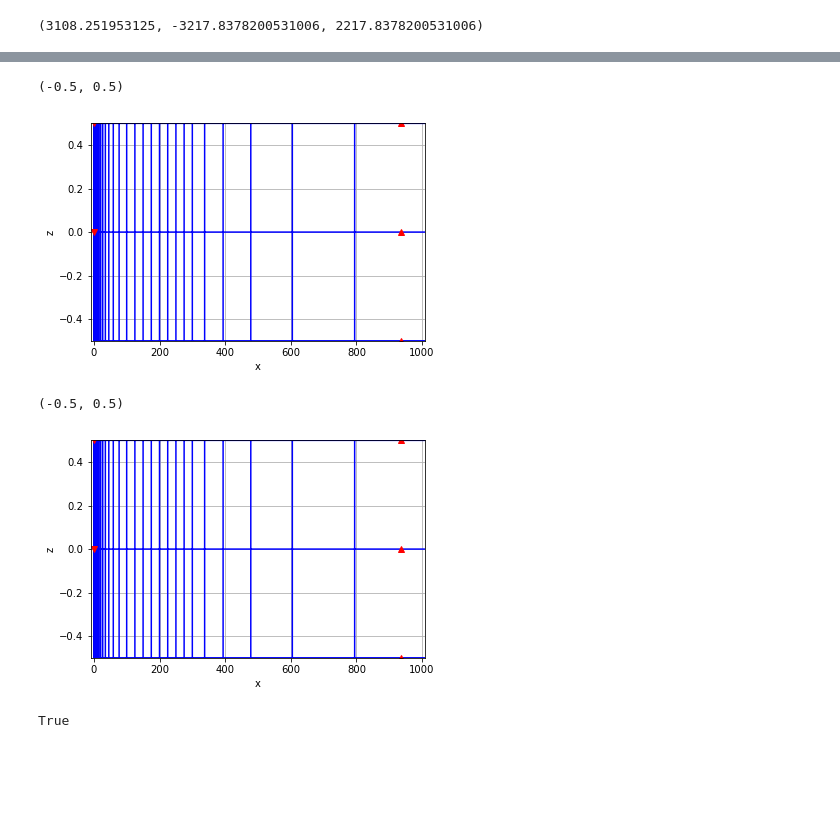
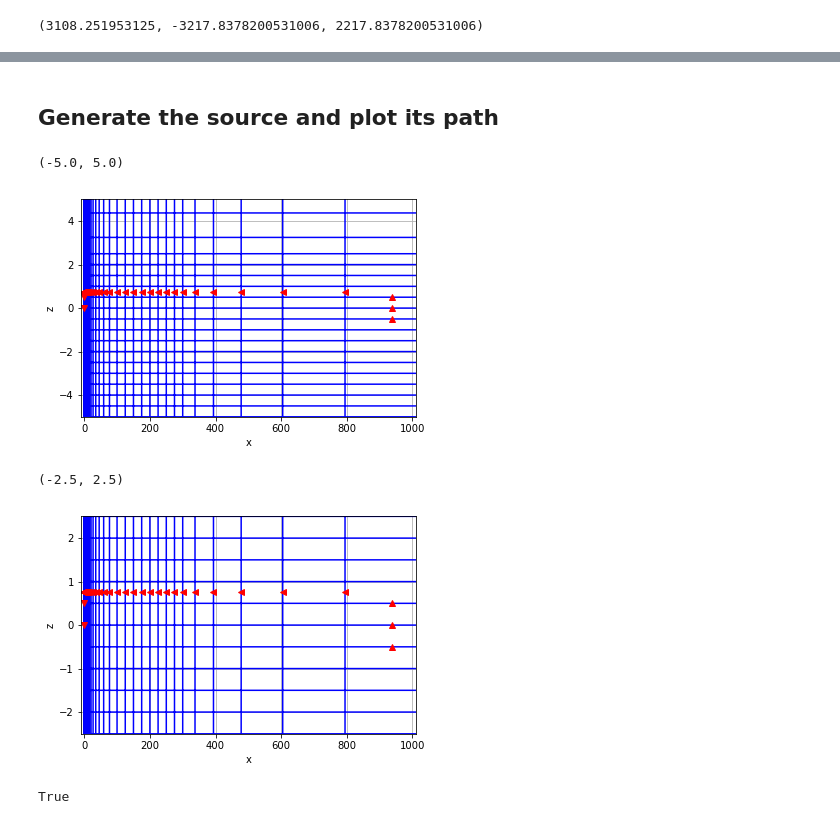
Before and after one commit to simpeg-research/casingSimulations, a Jupyter notebook: notebooks/casing3D/Impacts_of_cyl_symmetry_top_casing_multifreq.ipynb, the cells around one changed output, grey strips where cells are left out. Saved outputs shown, nothing was run; the diff lists cells and outputs as text; code cells hidden in the pictures; blank space fills up the shorter version.

```diff
--- a/notebooks/casing3D/Impacts_of_cyl_symmetry_top_casing_multifreq.ipynb
+++ b/notebooks/casing3D/Impacts_of_cyl_symmetry_top_casing_multifreq.ipynb
@@ -93,24 +89,26 @@ mesh3D.plotGrid()
+# %% [markdown]
+## Generate the source and plot its path
 # %%
 src2D = casingSimulations.sources.TopCasingSrc(cp=cp, mesh=mesh2D)
 src3D = casingSimulations.sources.TopCasingSrc(cp=cp, mesh=mesh3D)
 # %%
 fig, ax = plt.subplots(1,1)
 mesh2D.plotGrid(ax=ax)
 src2D.plot(ax=ax)
 ax.set_xlim([-10,1010.])
-ax.set_ylim(0.5*np.r_[-1., 1.])
+ax.set_ylim(0.5*np.r_[-5., 5.])
 # %% [output]
-(-0.5, 0.5)
+(-5.0, 5.0)
-[figure, old version]
+[figure, new version]
 # %%
 fig, ax = plt.subplots(1,1)
 mesh2D.plotGrid(ax=ax)
 src3D.plot(ax=ax)
 ax.set_xlim([-10,1010.])
-ax.set_ylim(0.5*np.r_[-1., 1.])
+ax.set_ylim(0.5*np.r_[-5., 5.])
 # %% [output]
-(-0.5, 0.5)
+(-2.5, 2.5)
-[figure, old version]
+[figure, new version]
 # %%
 # validate the source terms
 src3D.validate()
```
Also changed, not shown: parts of 7 cells of this notebook, 1 other file.
